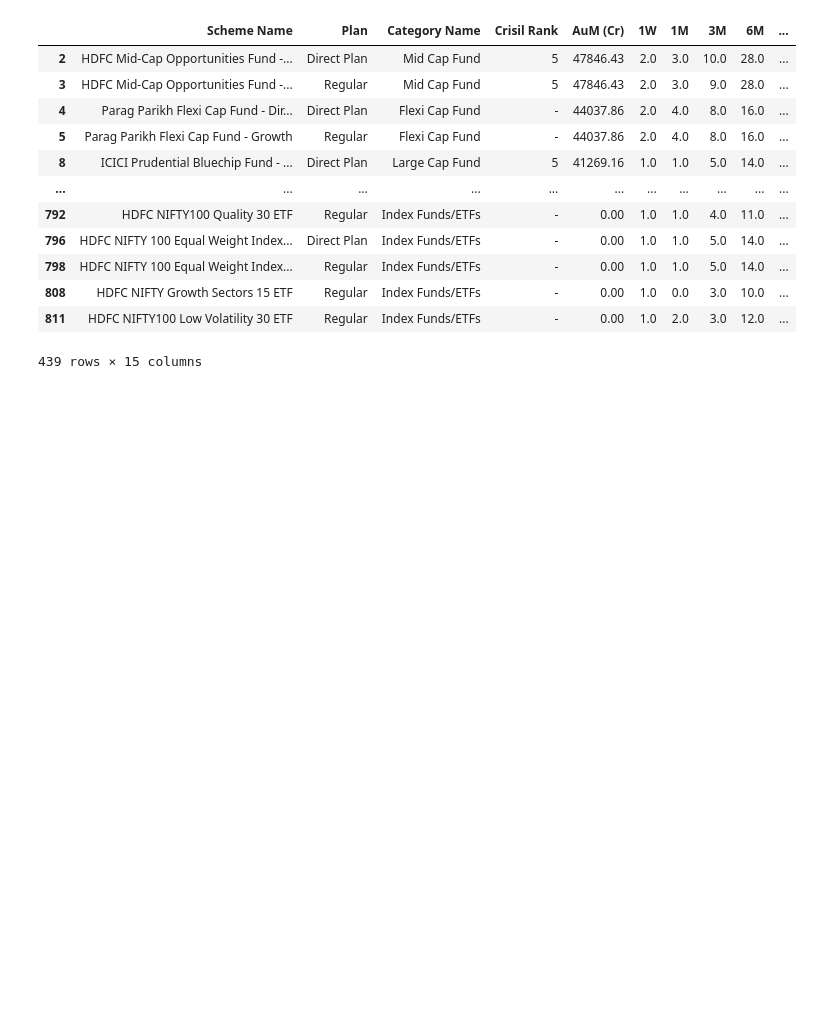
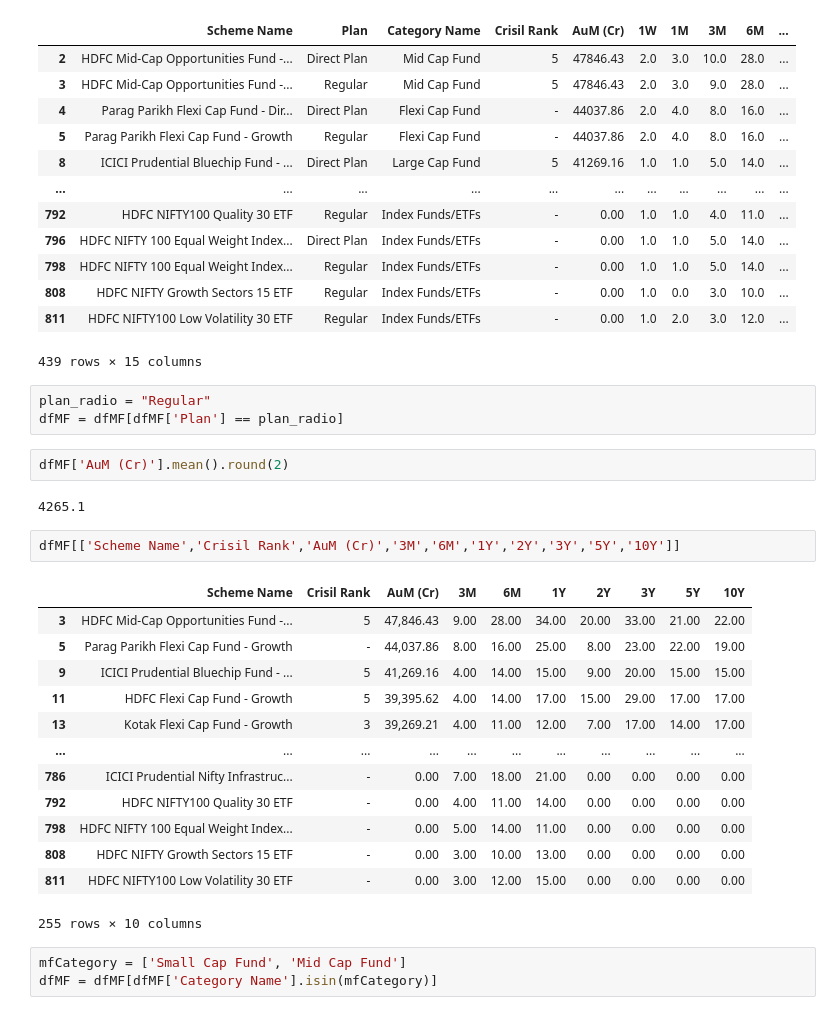
Before and after one commit to 1dhavalpatel/DP_Streamlit, a Jupyter notebook: MF-perf-tracker.ipynb, the cells around one changed output. Saved outputs shown, nothing was run; the diff lists cells and outputs as text; blank space fills up the shorter version.

```diff
--- a/MF-perf-tracker.ipynb
+++ b/MF-perf-tracker.ipynb
@@ -73,3 +73,29 @@ dfMF
 | 808 | HDFC NIFTY Growth Sectors 15 ETF | Regular | Index Funds/ETFs | - | 0.00 | 1.0 | 0.0 | 3.0 | 10.0 | ... |
 | 811 | HDFC NIFTY100 Low Volatility 30 ETF | Regular | Index Funds/ETFs | - | 0.00 | 1.0 | 2.0 | 3.0 | 12.0 | ... |
 439 rows × 15 columns
+# %%
+plan_radio = "Regular"
+dfMF = dfMF[dfMF['Plan'] == plan_radio]
+# %%
+dfMF['AuM (Cr)'].mean().round(2)
+# %% [output]
+4265.1
+# %%
+dfMF[['Scheme Name','Crisil Rank','AuM (Cr)','3M','6M','1Y','2Y','3Y','5Y','10Y']]
+# %% [output]
+|  | Scheme Name | Crisil Rank | AuM (Cr) | 3M | 6M | 1Y | 2Y | 3Y | 5Y | 10Y |
+| 3 | HDFC Mid-Cap Opportunities Fund -... | 5 | 47,846.43 | 9.00 | 28.00 | 34.00 | 20.00 | 33.00 | 21.00 | 22.00 |
+| 5 | Parag Parikh Flexi Cap Fund - Growth | - | 44,037.86 | 8.00 | 16.00 | 25.00 | 8.00 | 23.00 | 22.00 | 19.00 |
+| 9 | ICICI Prudential Bluechip Fund - ... | 5 | 41,269.16 | 4.00 | 14.00 | 15.00 | 9.00 | 20.00 | 15.00 | 15.00 |
+| 11 | HDFC Flexi Cap Fund - Growth | 5 | 39,395.62 | 4.00 | 14.00 | 17.00 | 15.00 | 29.00 | 17.00 | 17.00 |
+| 13 | Kotak Flexi Cap Fund - Growth | 3 | 39,269.21 | 4.00 | 11.00 | 12.00 | 7.00 | 17.00 | 14.00 | 17.00 |
+| ... | ... | ... | ... | ... | ... | ... | ... | ... | ... | ... |
+| 786 | ICICI Prudential Nifty Infrastruc... | - | 0.00 | 7.00 | 18.00 | 21.00 | 0.00 | 0.00 | 0.00 | 0.00 |
+| 792 | HDFC NIFTY100 Quality 30 ETF | - | 0.00 | 4.00 | 11.00 | 14.00 | 0.00 | 0.00 | 0.00 | 0.00 |
+| 798 | HDFC NIFTY 100 Equal Weight Index... | - | 0.00 | 5.00 | 14.00 | 11.00 | 0.00 | 0.00 | 0.00 | 0.00 |
+| 808 | HDFC NIFTY Growth Sectors 15 ETF | - | 0.00 | 3.00 | 10.00 | 13.00 | 0.00 | 0.00 | 0.00 | 0.00 |
+| 811 | HDFC NIFTY100 Low Volatility 30 ETF | - | 0.00 | 3.00 | 12.00 | 15.00 | 0.00 | 0.00 | 0.00 | 0.00 |
+255 rows × 10 columns
+# %%
+mfCategory = ['Small Cap Fund', 'Mid Cap Fund']
+dfMF = dfMF[dfMF['Category Name'].isin(mfCategory)]
```
Also changed, not shown: parts of 1 cell of this notebook, 1 other file.
